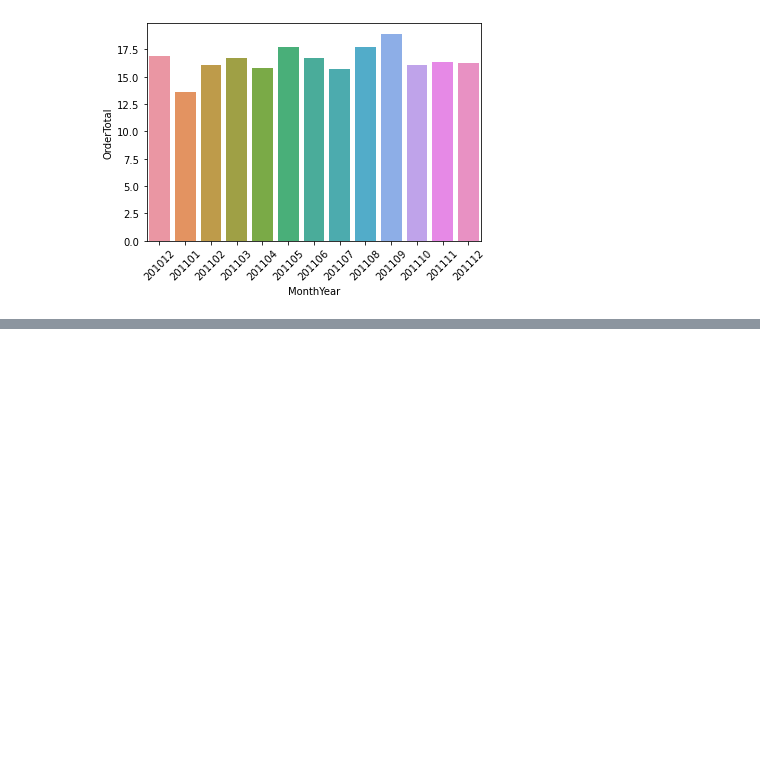
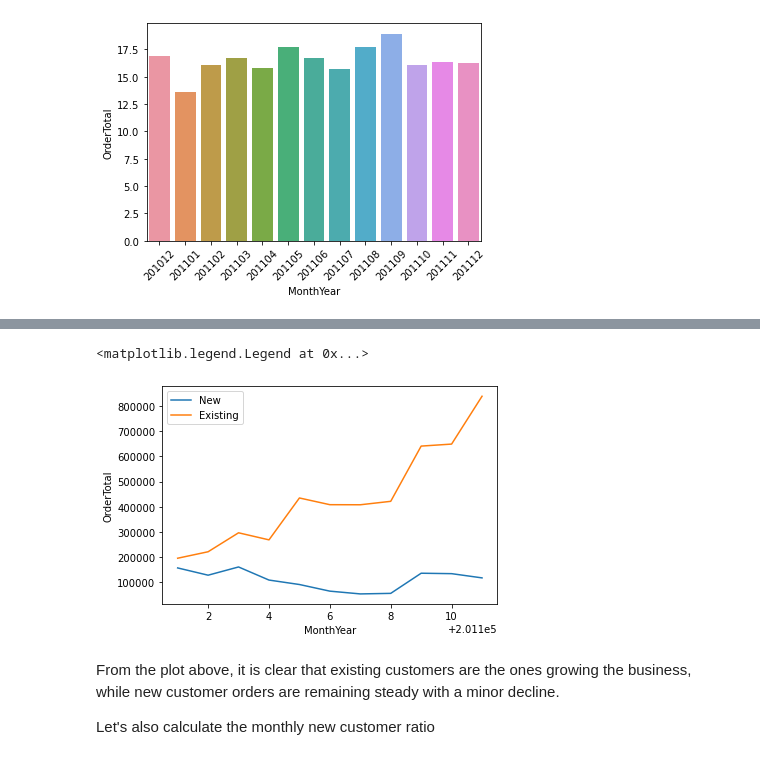
Before and after one commit to abhijithrajan/retail_growth_analysis, a Jupyter notebook: Metrics.ipynb, the cells around one changed output, grey strips where cells are left out. Saved outputs shown, nothing was run; the diff lists cells and outputs as text; code cells hidden in the pictures; blank space fills up the shorter version.

```diff
--- a/Metrics.ipynb
+++ b/Metrics.ipynb
@@ -215,0 +230,3 @@ Not surprisingly, due to the increase in both number of customers and overall sa
+# %%
+# merge this dataframe with the UK dataframe
+uk_df = uk_df.merge(uk_first_purchase, on='CustomerID')
@@ -215,0 +242,3 @@ Not surprisingly, due to the increase in both number of customers and overall sa
+# %%
+uk_df['UserType'] = 'New'
+uk_df.loc[uk_df['MonthYear'] > uk_df['FirstPurchaseYearMonth'], 'UserType'] = 'Existing'
@@ -215,0 +247,2 @@ Not surprisingly, due to the increase in both number of customers and overall sa
+# %%
+uk_monthlyrevenue_peruser = uk_df.groupby(['MonthYear', 'UserType'])['OrderTotal'].sum().reset_index()
@@ -215,0 +269,15 @@ Not surprisingly, due to the increase in both number of customers and overall sa
+# %%
+uk_monthlyrevenue_peruser = uk_monthlyrevenue_peruser[(uk_monthlyrevenue_peruser['MonthYear']!=201012) & (uk_monthlyrevenue_peruser['MonthYear']!=201112)]
+# %%
+sns.lineplot(data=uk_monthlyrevenue_peruser.query("UserType=='New'"), x='MonthYear', y='OrderTotal', label=
+            'New')
+sns.lineplot(data=uk_monthlyrevenue_peruser.query("UserType=='Existing'"), x='MonthYear', y='OrderTotal', label=
+            'Existing')
+plt.legend()
+# %% [output]
+<matplotlib.legend.Legend at 0x...>
+[figure, added]
+# %% [markdown]
+From the plot above, it is clear that existing customers are the ones growing the business, while new customer orders are remaining steady with a minor decline.
+
+Let's also calculate the monthly new customer ratio
```
Also changed, not shown: parts of 19 cells of this notebook.
